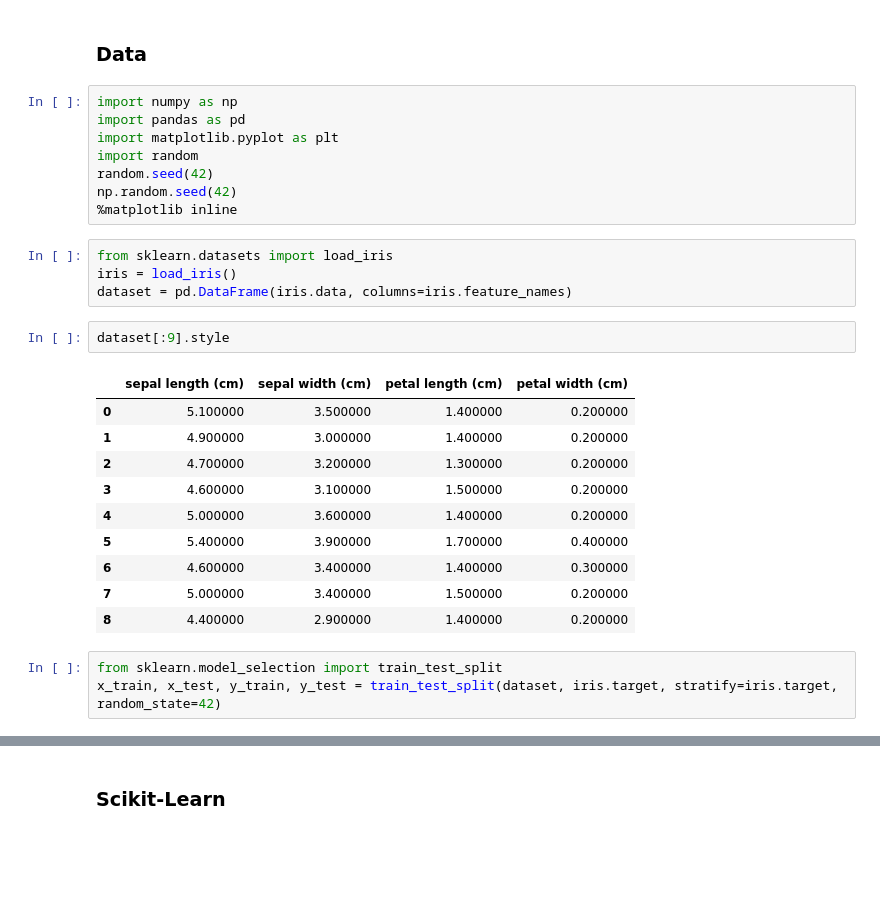
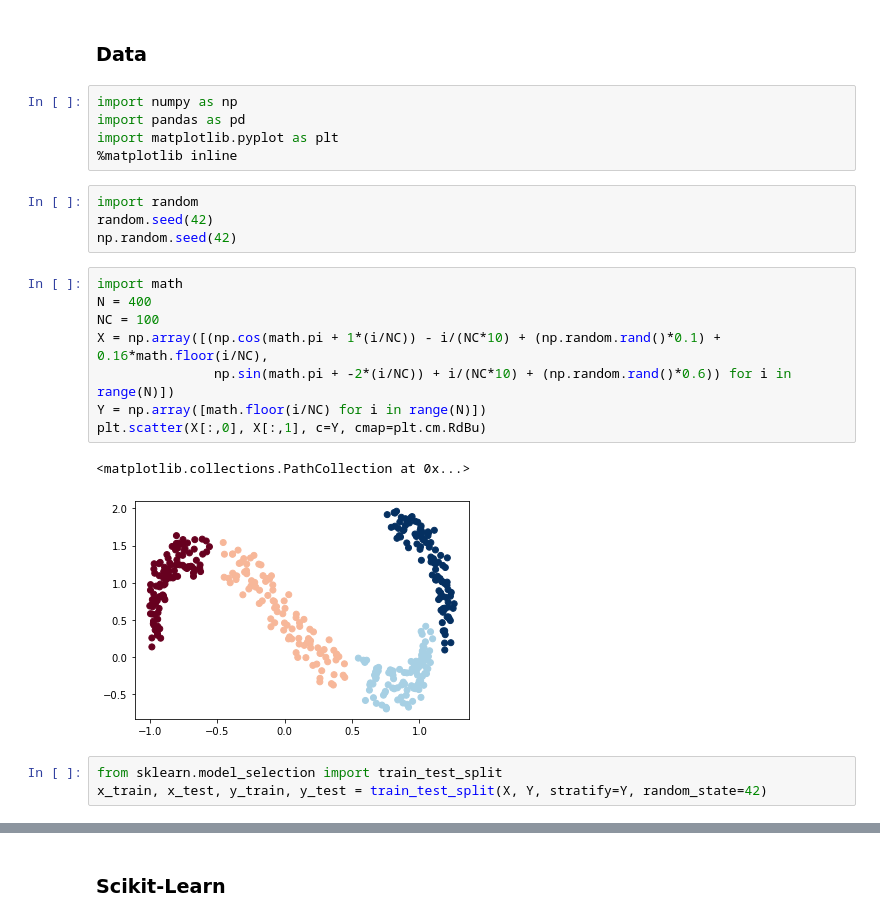
Before and after one commit to MartaVallejo/MachineLearning, a Jupyter notebook: ArtificialNeuralNetwork.ipynb, the cells around one changed output, grey strips where cells are left out. Drawn from its saved outputs; the diff is of its cells as text; blank space fills up the shorter version.

```diff
--- a/ArtificialNeuralNetwork.ipynb
+++ b/ArtificialNeuralNetwork.ipynb
@@ -8,30 +8,25 @@
 import numpy as np
 import pandas as pd
 import matplotlib.pyplot as plt
-import random
-random.seed(42)
-np.random.seed(42)
 %matplotlib inline
-# %%
-from sklearn.datasets import load_iris
-iris = load_iris()
-dataset = pd.DataFrame(iris.data, columns=iris.feature_names)
-# %%
-dataset[:9].style
-# %% [output]
-|  | sepal length (cm) | sepal width (cm) | petal length (cm) | petal width (cm) |
-| 0 | 5.100000 | 3.500000 | 1.400000 | 0.200000 |
-| 1 | 4.900000 | 3.000000 | 1.400000 | 0.200000 |
-| 2 | 4.700000 | 3.200000 | 1.300000 | 0.200000 |
-| 3 | 4.600000 | 3.100000 | 1.500000 | 0.200000 |
-| 4 | 5.000000 | 3.600000 | 1.400000 | 0.200000 |
-| 5 | 5.400000 | 3.900000 | 1.700000 | 0.400000 |
-| 6 | 4.600000 | 3.400000 | 1.400000 | 0.300000 |
-| 7 | 5.000000 | 3.400000 | 1.500000 | 0.200000 |
-| 8 | 4.400000 | 2.900000 | 1.400000 | 0.200000 |
+# %%
+import random
+random.seed(42)
+np.random.seed(42)
+# %%
+import math
+N = 400
+NC = 100
+X = np.array([(np.cos(math.pi + 1*(i/NC)) - i/(NC*10) + (np.random.rand()*0.1) + 0.16*math.floor(i/NC),
+               np.sin(math.pi + -2*(i/NC)) + i/(NC*10) + (np.random.rand()*0.6)) for i in range(N)])
+Y = np.array([math.floor(i/NC) for i in range(N)])
+plt.scatter(X[:,0], X[:,1], c=Y, cmap=plt.cm.RdBu)
+# %% [output]
+<matplotlib.collections.PathCollection at 0x...>
+[figure, added]
 # %%
 from sklearn.model_selection import train_test_split
-x_train, x_test, y_train, y_test = train_test_split(dataset, iris.target, stratify=iris.target, random_state=42)
+x_train, x_test, y_train, y_test = train_test_split(X, Y, stratify=Y, random_state=42)
 # %%
 print(x_train.shape)
 print(x_test.shape)
```
Also changed, not shown: parts of 11 cells of this notebook.
